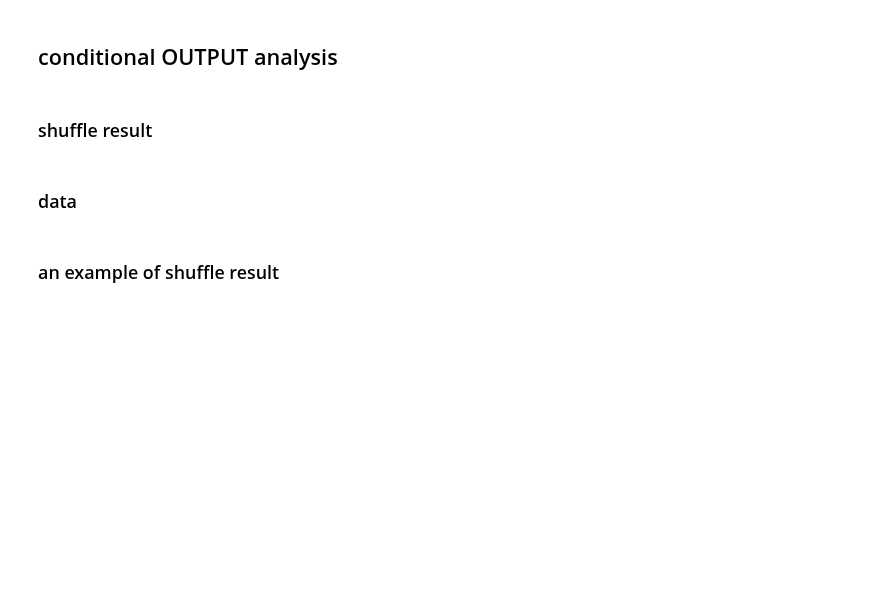
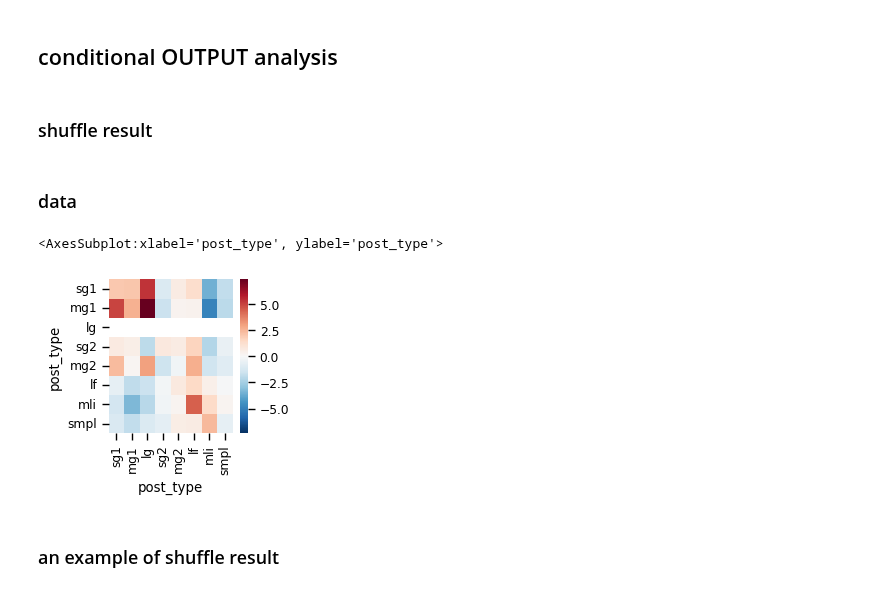
Before and after one commit to neurologic/eCREST, a Jupyter notebook: Notebooks_Jupyter/PE.ipynb, the cells around one changed output. Saved outputs shown, nothing was run; the diff lists cells and outputs as text; code cells hidden in the pictures; blank space fills up the shorter version.

```diff
--- a/Notebooks_Jupyter/PE.ipynb
+++ b/Notebooks_Jupyter/PE.ipynb
@@ -490,7 +644,7 @@ def get_conditional_output(df_edges,normalize=False):
     return result,order
 # %%
 pre_groups = ['pe']
-post_groups = ['mg1','mg2','lg','lf','sg1','sg2','mli']
+post_groups = ['mg1','mg2','lg','lf','sg1','sg2','mli','smpl']
 # %% [markdown]
 ### shuffle result
 # %%
@@ -503,12 +657,12 @@ for i in range(100):
     df_syn_shuff = df_syn_shuff[mask]
     # Shuffle the dataframe
     # df_syn_rand.loc[:,['pre']] = df_syn_rand['pre'].sample(frac = 1).values ## *** this does not work unless you re-type the pre_type column after***
-    shuff_rows = df_syn_shuff[['post','x','y','z','y_adj','post_type']].sample(frac = 1)
+    shuff_rows = df_syn_shuff[['post','x','y','z','post_type']].sample(frac = 1)
     df_syn_shuff.loc[:,['post']] = shuff_rows['post'].values
     df_syn_shuff.loc[:,['x']] = shuff_rows['x'].values
     df_syn_shuff.loc[:,['y']] = shuff_rows['y'].values
     df_syn_shuff.loc[:,['z']] = shuff_rows['z'].values
-    df_syn_shuff.loc[:,['y_adj']] = shuff_rows['y_adj'].values
+    # df_syn_shuff.loc[:,['y_adj']] = shuff_rows['y_adj'].values
     df_syn_shuff.loc[:,['post_type']] = shuff_rows['post_type'].values
 
     df_edges_shuff=df_syn_shuff[['pre','post','pre_type','post_type']].value_counts().reset_index(name='weight')
@@ -545,22 +699,25 @@ cond_input_mat = pd.DataFrame(z_scores,columns = order, index = order)
 # %%
 
 # Define the desired order
-order = ['sg1','mg1','lg','sg2','mg2','lf','mli']
+order = ['sg1','mg1','lg','sg2','mg2','lf','mli','smpl']
 
 # Reorder rows and columns
 df_reordered=cond_input_mat.reindex(index=order, columns=order)
 
 # Ensure the color range is centered around 0
 vmin = -max(abs(df_reordered.min().min()), abs(df_reordered.max().max()))
 vmax = -vmin
 
 sns.set_context("paper",font_scale=1)
 hfig,ax = plt.subplots(1,figsize=(2,2))
 sns.heatmap(df_reordered,
     cmap="RdBu_r",  # Diverging colormap from red to blue
     vmin=vmin,
     vmax=vmax,
     center=0)
+# %% [output]
+<AxesSubplot:xlabel='post_type', ylabel='post_type'>
+[figure, added]
 # %% [markdown]
 ### an example of shuffle result
 # %%
```
Also changed, not shown: parts of 68 cells of this notebook, 3 other files.
